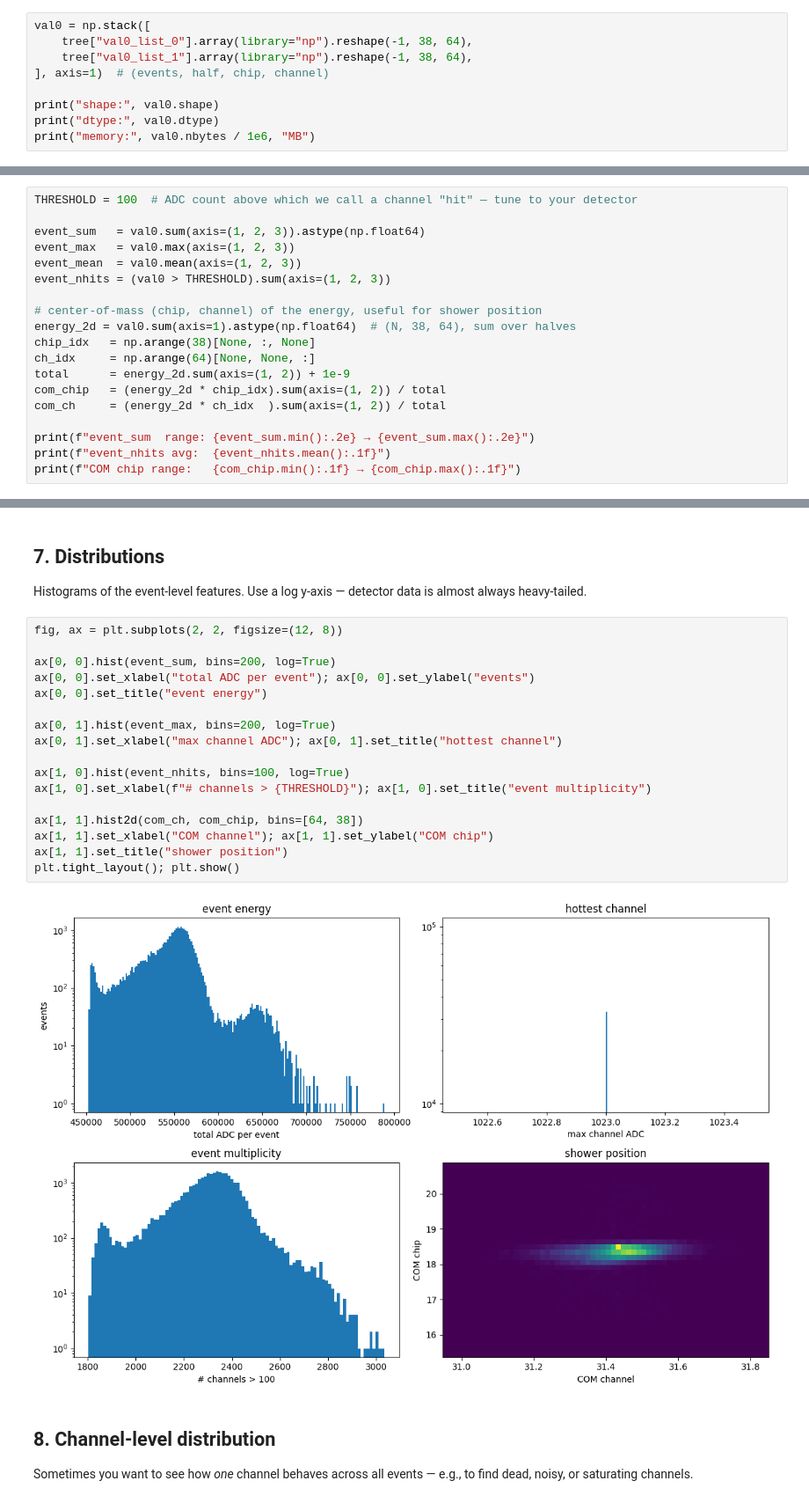
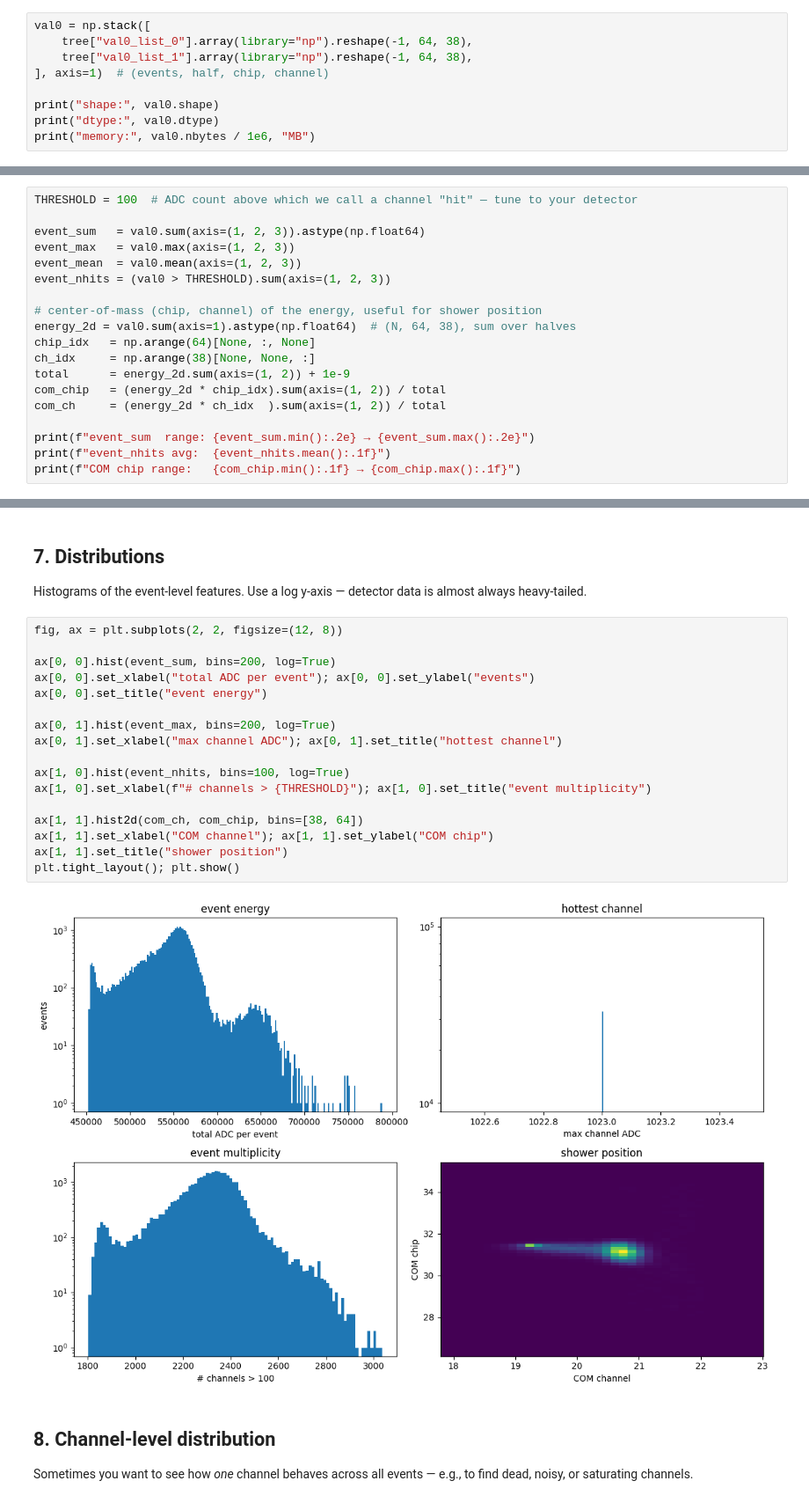
Before and after one commit to BarbaraSchmidt/ML_FoCal_FinalProject, a Jupyter notebook: Rasmus/AutoEncoder/Focal_Auto_Encode.ipynb, the cells around one changed output, grey strips where cells are left out. Shown at 88% size. Saved outputs shown, nothing was run; the diff lists cells and outputs as text.

```diff
--- a/Rasmus/AutoEncoder/Focal_Auto_Encode.ipynb
+++ b/Rasmus/AutoEncoder/Focal_Auto_Encode.ipynb
@@ -63,7 +65,7 @@ Stack both halves into shape `(N, 2, 38, 64)` — already in PyTorch's `(N, C, H
 # %%
 val0 = np.stack([
-    tree["val0_list_0"].array(library="np").reshape(-1, 38, 64),
-    tree["val0_list_1"].array(library="np").reshape(-1, 38, 64),
+    tree["val0_list_0"].array(library="np").reshape(-1, 64, 38),
+    tree["val0_list_1"].array(library="np").reshape(-1, 64, 38),
 ], axis=1)  # (events, half, chip, channel)
 
 print("shape:", val0.shape)
@@ -141,9 +143,9 @@ event_mean  = val0.mean(axis=(1, 2, 3))
 event_nhits = (val0 > THRESHOLD).sum(axis=(1, 2, 3))
 
 # center-of-mass (chip, channel) of the energy, useful for shower position
-energy_2d = val0.sum(axis=1).astype(np.float64)  # (N, 38, 64), sum over halves
-chip_idx   = np.arange(38)[None, :, None]
-ch_idx     = np.arange(64)[None, None, :]
+energy_2d = val0.sum(axis=1).astype(np.float64)  # (N, 64, 38), sum over halves
+chip_idx   = np.arange(64)[None, :, None]
+ch_idx     = np.arange(38)[None, None, :]
 total      = energy_2d.sum(axis=(1, 2)) + 1e-9
 com_chip   = (energy_2d * chip_idx).sum(axis=(1, 2)) / total
 com_ch     = (energy_2d * ch_idx  ).sum(axis=(1, 2)) / total
@@ -162,22 +164,22 @@ Histograms of the event-level features. Use a log y-axis — detector data is al
 # %%
 fig, ax = plt.subplots(2, 2, figsize=(12, 8))
 
 ax[0, 0].hist(event_sum, bins=200, log=True)
 ax[0, 0].set_xlabel("total ADC per event"); ax[0, 0].set_ylabel("events")
 ax[0, 0].set_title("event energy")
 
 ax[0, 1].hist(event_max, bins=200, log=True)
 ax[0, 1].set_xlabel("max channel ADC"); ax[0, 1].set_title("hottest channel")
 
 ax[1, 0].hist(event_nhits, bins=100, log=True)
 ax[1, 0].set_xlabel(f"# channels > {THRESHOLD}"); ax[1, 0].set_title("event multiplicity")
 
-ax[1, 1].hist2d(com_ch, com_chip, bins=[64, 38])
+ax[1, 1].hist2d(com_ch, com_chip, bins=[38, 64])
 ax[1, 1].set_xlabel("COM channel"); ax[1, 1].set_ylabel("COM chip")
 ax[1, 1].set_title("shower position")
 plt.tight_layout(); plt.show()
 # %% [output]
-[figure, old version]
+[figure, new version]
 # %% [markdown]
 ## 8. Channel-level distribution
 
```
Also changed, not shown: parts of 14 cells of this notebook, 24 other files.
